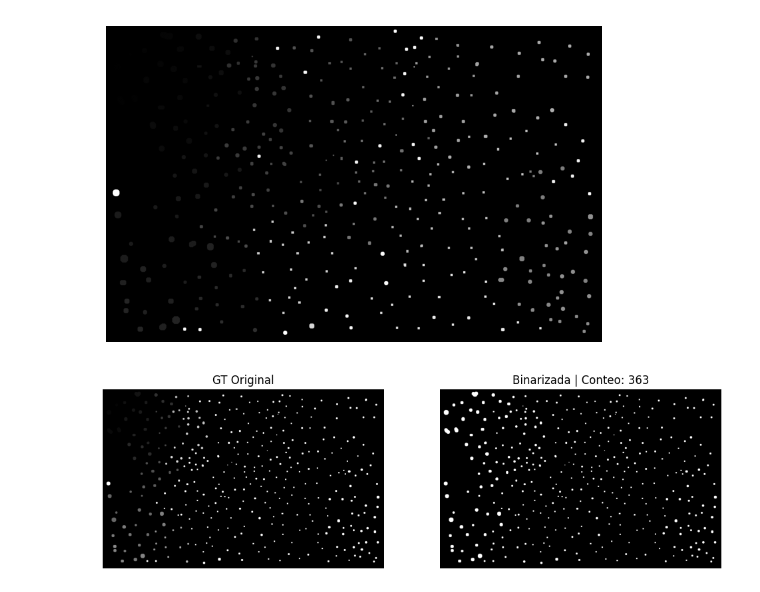
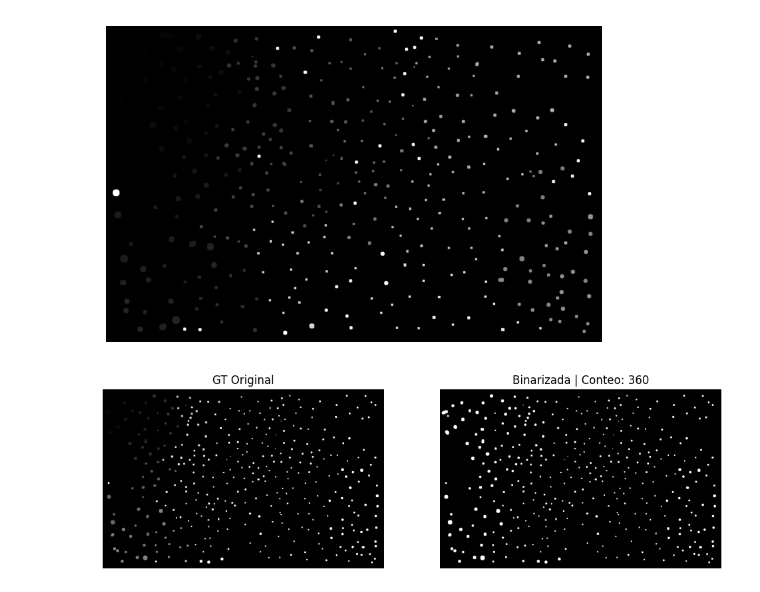
Before and after one commit to federicokatz/EDNet-YOLO, a Jupyter notebook: generar-imagenes.ipynb, the cells around one changed output. Drawn from its saved outputs; the diff is of its cells as text; code cells hidden in the pictures.

Commit message:
script to generate images comparing to ground truth

```diff
--- a/generar-imagenes.ipynb
+++ b/generar-imagenes.ipynb
@@ -111,15 +111,13 @@ import cv2
 import matplotlib.pyplot as plt
 from skimage.measure import label
 
-# ================================================================
-#   PIPELINE B  →  Procesamiento de Ground Truth
-# ================================================================
+#   Procesamiento de Ground Truth
 def binarize_and_count(gt_path):
     """Carga GT, binariza todo >0 como célula y cuenta objetos."""
     img = tiff.imread(gt_path)
 
     if img.ndim == 3:
-        img = img[0]  # GT a veces viene como stack
+        img = img[0]
 
     # Convertir a rango visible sin alterar labels
     if img.dtype == np.uint16:
@@ -127,44 +125,34 @@ def binarize_and_count(gt_path):
 
     # Binarización simple
     _, binary = cv2.threshold(img, 1, 255, cv2.THRESH_BINARY)
 
     # Conteo de objetos conectados
     num_labels = label(binary).max()
     return img, binary, num_labels
 
-# ================================================================
-#   VISUALIZACIÓN DE UNA IMAGEN
-# ================================================================
+#   Visualizar imagenes
 def visualize_gt(gt_path):
     original, binary, count = binarize_and_count(gt_path)
 
     plt.figure(figsize=(12,6))
 
     plt.subplot(1,2,1)
     plt.imshow(original, cmap='gray')
     plt.title('GT Original')
     plt.axis('off')
 
     plt.subplot(1,2,2)
     plt.imshow(binary, cmap='gray')
     plt.title(f'Binarizada | Conteo: {count}')
     plt.axis('off')
 
     plt.show()
 
-# ================================================================
-#   EJEMPLO DE USO
-# ================================================================
 if __name__ == "__main__":
-    # Cambiar al directorio de Ground Truth
     gt_dir = "../Fluo-N2DL-HeLa (1)/Fluo-N2DL-HeLa/02_GT/TRA"
     gt_files = sorted(glob.glob(os.path.join(gt_dir, "*.tif")))
 
-    # Elegimos la primera imagen para prueba
-    visualize_gt(gt_files[90])
-
-    # Si querés, podés recorrer varias imágenes:
-    # for gt_path in gt_files[:5]:
-    #     visualize_gt(gt_path)
+    # Imagen a probar
+    visualize_gt(gt_files[80])
 # %% [output]
-[figure, old version]
+[figure, new version]
```
Also changed, not shown: parts of 2 cells of this notebook.
